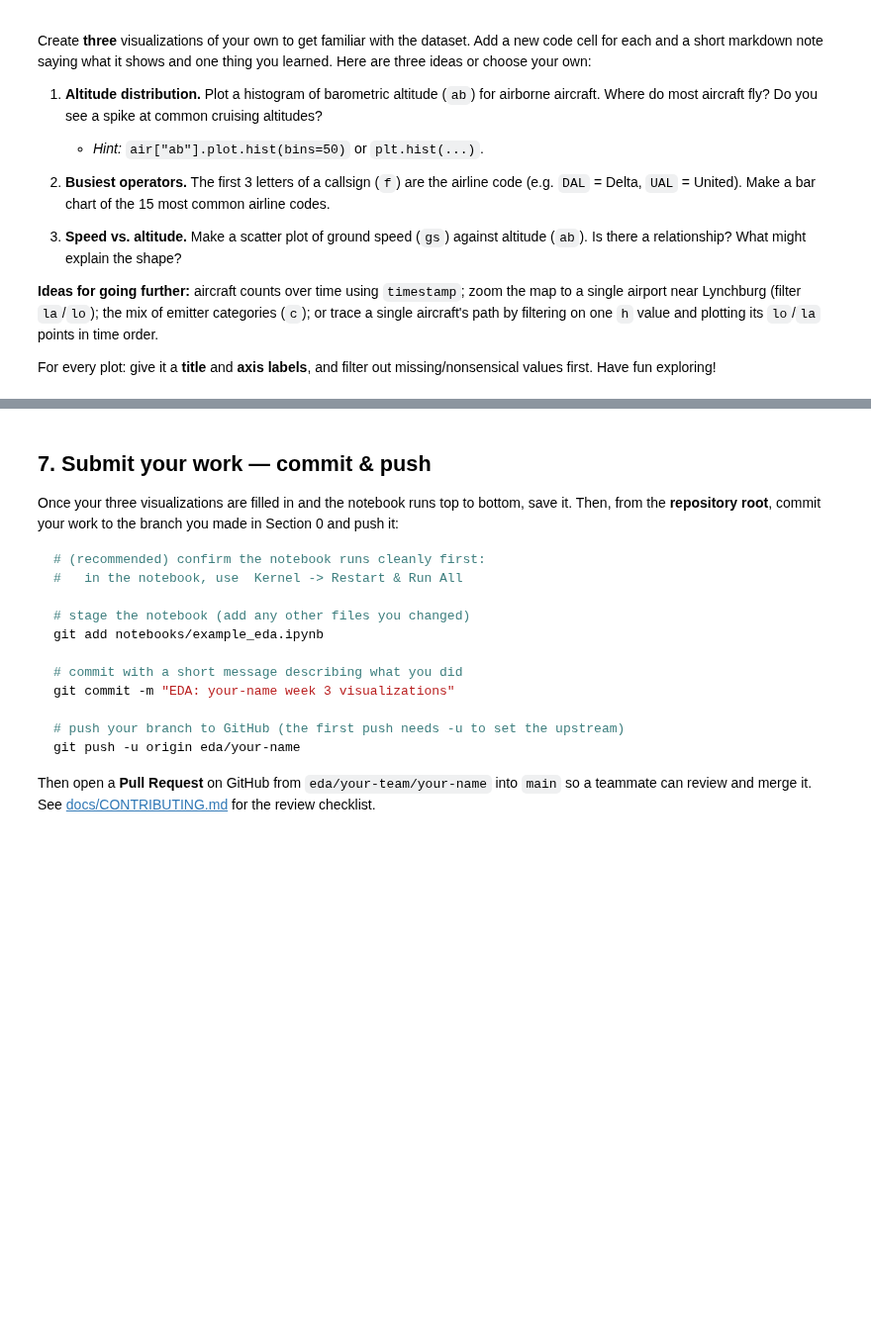
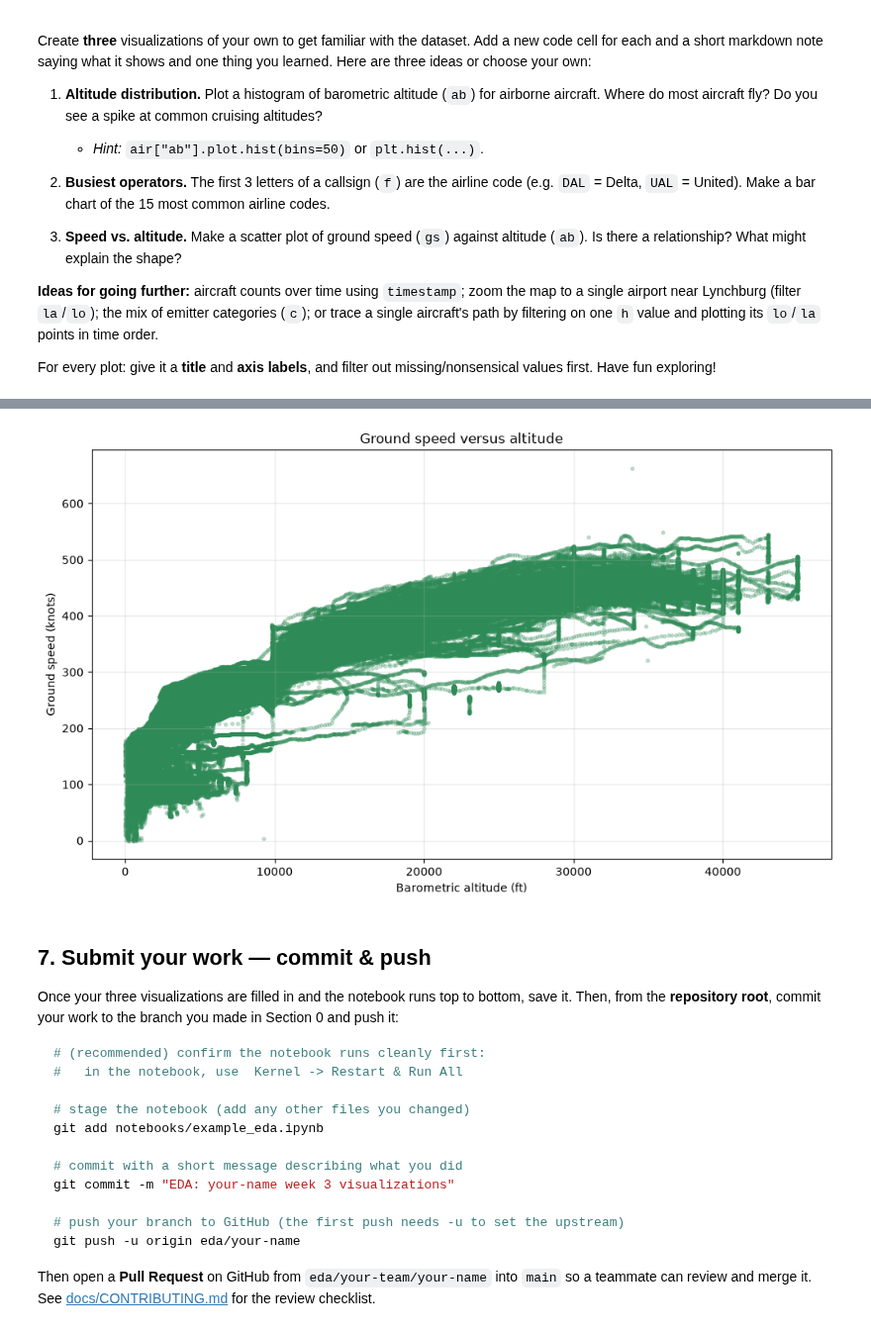
Before and after one commit to LU-AI-Club/ai-club-skywatch, a Jupyter notebook: notebooks/example_eda.ipynb, the cells around one changed output, grey strips where cells are left out. Shown at 99% size. Drawn from its saved outputs; the diff is of its cells as text; code cells hidden in the pictures; blank space fills up the shorter version.

```diff
--- a/notebooks/example_eda.ipynb
+++ b/notebooks/example_eda.ipynb
@@ -232,5 +328,20 @@ For every plot: give it a **title** and **axis labels**, and filter out missing/
 # %%
-# Visualization 3 - your code here
+# Visualization 3 - speed vs altitude
+speed_alt = df.dropna(subset=["gs", "ab"]).copy()
+speed_alt = speed_alt[(speed_alt["og"] == False) & (speed_alt["gs"] >= 0) & (speed_alt["ab"] >= 0)]
+speed_alt = speed_alt[(speed_alt["ab"] <= 45000) & (speed_alt["gs"] <= 700)]
+
+fig, ax = plt.subplots(figsize=(10, 6))
+ax.scatter(speed_alt["ab"], speed_alt["gs"], s=8, alpha=0.25, color="seagreen")
+
+ax.set_title("Ground speed versus altitude")
+ax.set_xlabel("Barometric altitude (ft)")
+ax.set_ylabel("Ground speed (knots)")
+ax.grid(True, alpha=0.3)
+plt.tight_layout()
+plt.show()
+# %% [output]
+[figure, added]
 # %% [markdown]
 ## 7. Submit your work — commit & push
 
```
Also changed, not shown: parts of 9 cells of this notebook.
